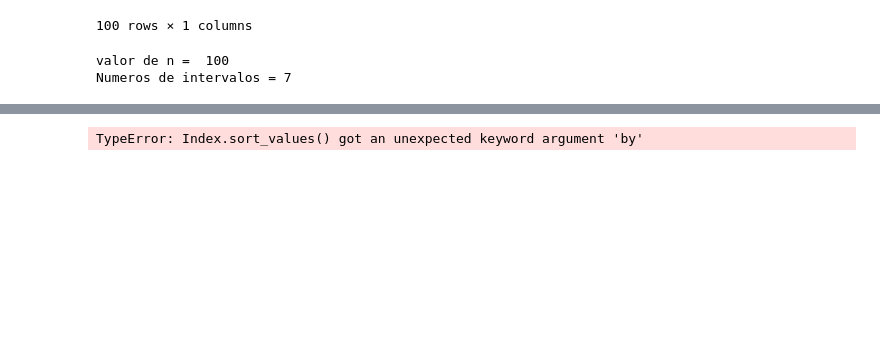
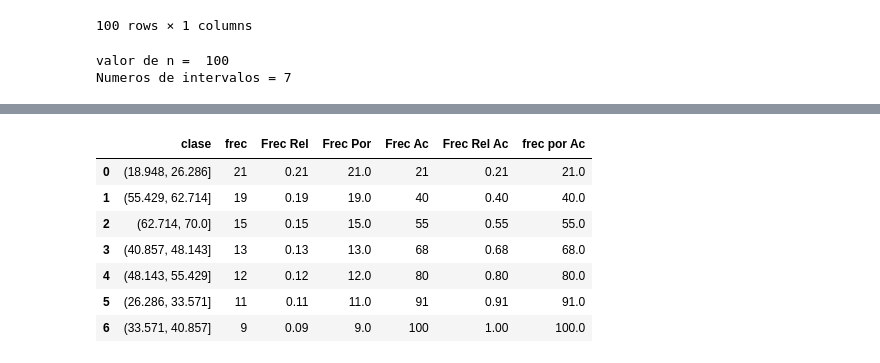
Before and after one commit to SebasVargas404/probabilidad-y-estadistica-itd, a Jupyter notebook: Untitled4y5.ipynb, the cells around one changed output, grey strips where cells are left out. Drawn from its saved outputs; the diff is of its cells as text; code cells hidden in the pictures; blank space fills up the shorter version.

```diff
--- a/Untitled4y5.ipynb
+++ b/Untitled4y5.ipynb
@@ -157,5 +162,16 @@ tabla_frecuencias
-# %%
-tabla_frecuencias = tabla_frecuencias.columns.sort_values(by='clase')
-tabla_frecuencias
-# %% [output]
-TypeError: Index.sort_values() got an unexpected keyword argument 'by'
+# %%
+tabla_frecuencias['Frec Rel'] = tabla_frecuencias['frec'] / n
+tabla_frecuencias['Frec Por'] = tabla_frecuencias['frec'] / n * 100
+tabla_frecuencias['Frec Ac'] = tabla_frecuencias['frec'].cumsum()
+tabla_frecuencias['Frec Rel Ac'] = tabla_frecuencias['Frec Rel'].cumsum()
+tabla_frecuencias['frec por Ac'] = tabla_frecuencias['Frec Por'].cumsum()
+tabla_frecuencias
+# %% [output]
+|  | clase | frec | Frec Rel | Frec Por | Frec Ac | Frec Rel Ac | frec por Ac |
+| 0 | (18.948, 26.286] | 21 | 0.21 | 21.0 | 21 | 0.21 | 21.0 |
+| 1 | (55.429, 62.714] | 19 | 0.19 | 19.0 | 40 | 0.40 | 40.0 |
+| 2 | (62.714, 70.0] | 15 | 0.15 | 15.0 | 55 | 0.55 | 55.0 |
+| 3 | (40.857, 48.143] | 13 | 0.13 | 13.0 | 68 | 0.68 | 68.0 |
+| 4 | (48.143, 55.429] | 12 | 0.12 | 12.0 | 80 | 0.80 | 80.0 |
+| 5 | (26.286, 33.571] | 11 | 0.11 | 11.0 | 91 | 0.91 | 91.0 |
+| 6 | (33.571, 40.857] | 9 | 0.09 | 9.0 | 100 | 1.00 | 100.0 |
```
Also changed, not shown: parts of 15 cells of this notebook.
